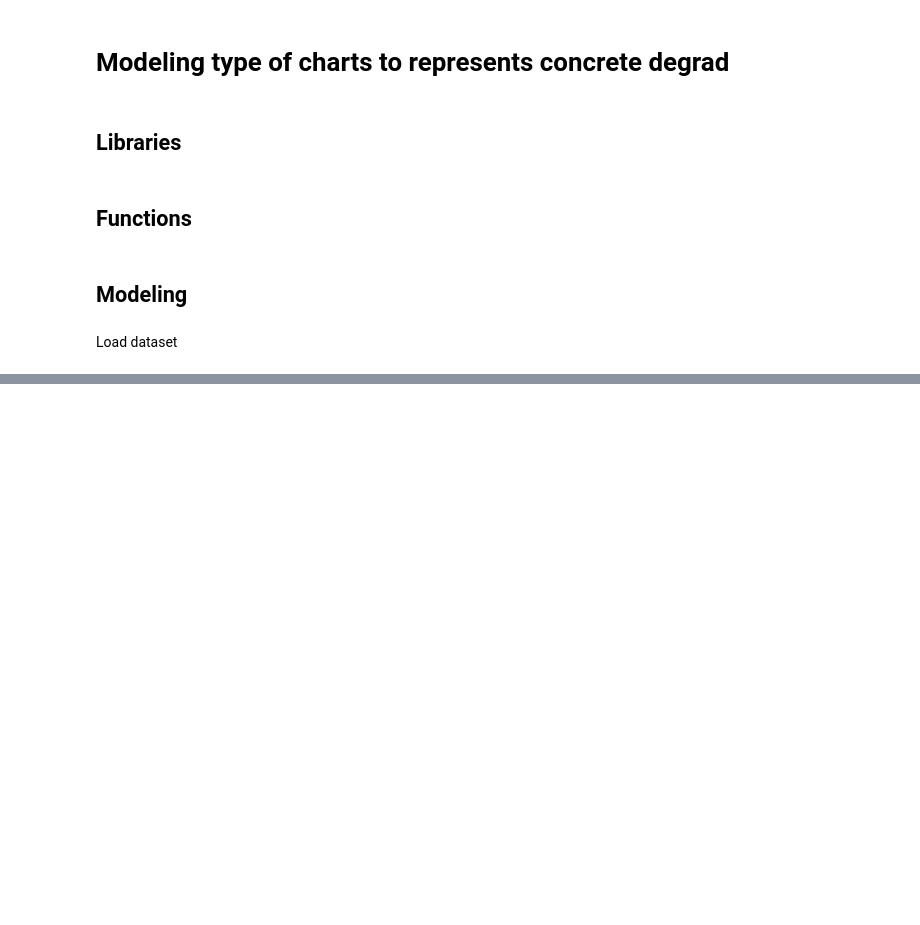
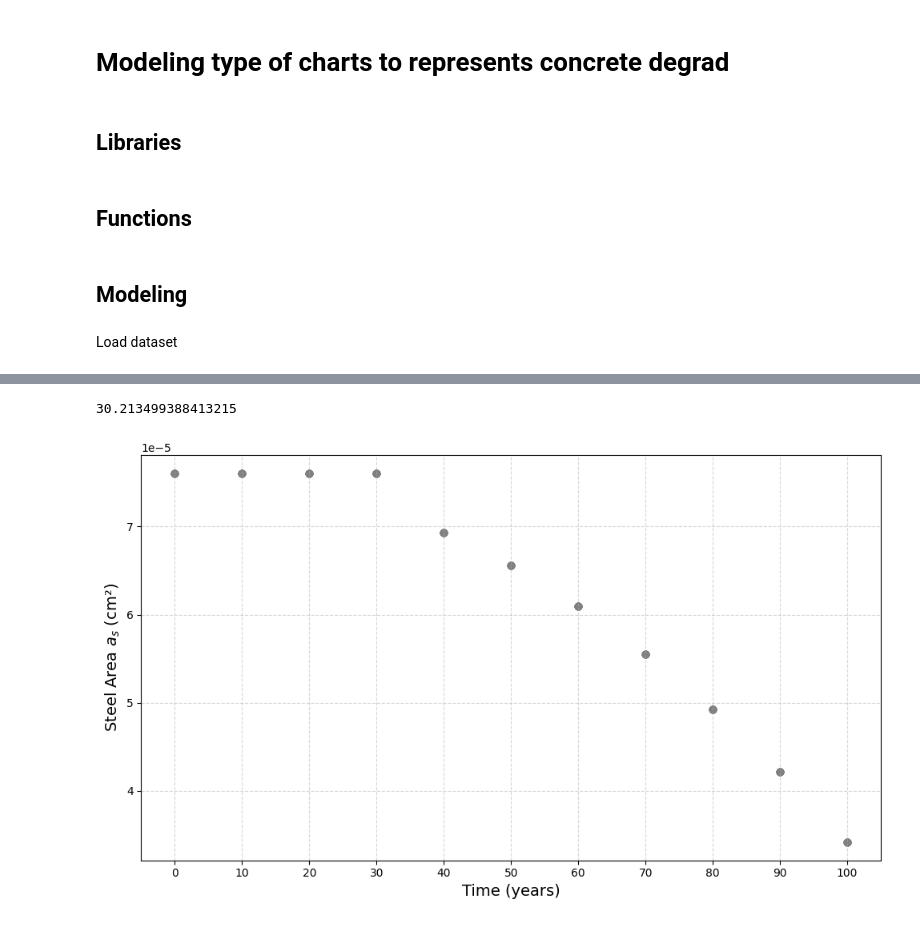
Before and after one commit to Pesquisa-UFCAT/2024-1_victor_hugo_renata_maria, a Jupyter notebook: modeling_results.ipynb, the cells around one changed output, grey strips where cells are left out. Cells and saved outputs as stored; diff of their text form; code cells hidden in the pictures; blank space fills up the shorter version.

```diff
--- a/modeling_results.ipynb
+++ b/modeling_results.ipynb
@@ -140,0 +170,32 @@ for l in results_mr:
+# %%
+momento_resistente_secao_sem_cor(3E-4, 0.14, 0.30, 20000)
+# %% [output]
+30.213499388413215
+# %%
+#Time steps (e.g., years or inspection intervals)
+x = list(np.arange(0, 101, 10))
+
+# Plotting steel area degradation curves for each simulation
+plt.figure(figsize=(10, 6))  # Set figure size (width x height in inches)
+
+for a_s_curve in results_as:
+    # Plot each steel area degradation curve in cm²
+    plt.scatter(x, a_s_curve, marker='o', linestyle='-', color='gray', alpha=1)
+
+# Plot formatting
+plt.xlabel('Time (years)', fontsize=14)
+plt.ylabel('Steel Area $a_s$ (cm²)', fontsize=14)
+plt.grid(True, linestyle='--', alpha=0.5)
+plt.xticks(x)
+plt.tight_layout()
+
+# Show the plot
+plt.show()
+
+# Converte a lista para array para facilitar análise
+as_array = np.array(results_as)
+
+# Calcula o desvio padrão de cada ponto no tempo
+stds = np.std(as_array, axis=0)
+# %% [output]
+[figure, added]
```
Also changed, not shown: parts of 11 cells of this notebook, 1 other file.
